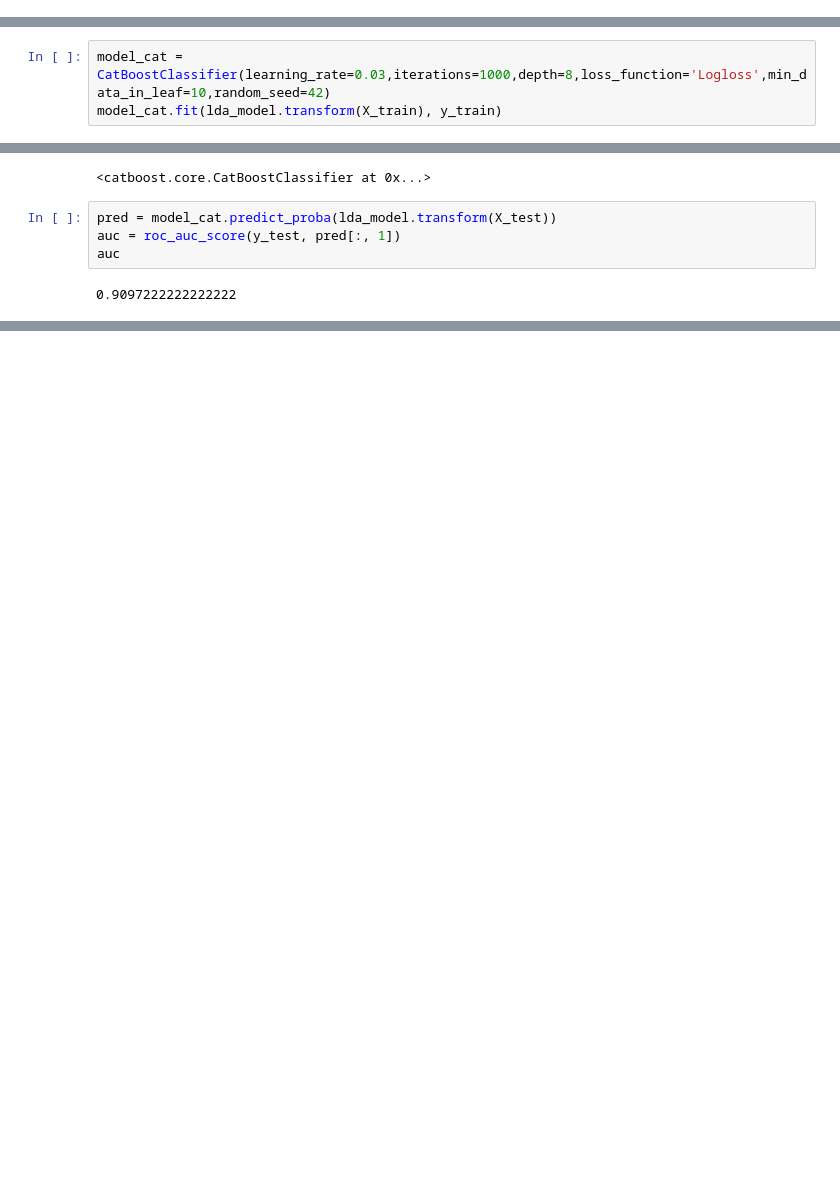
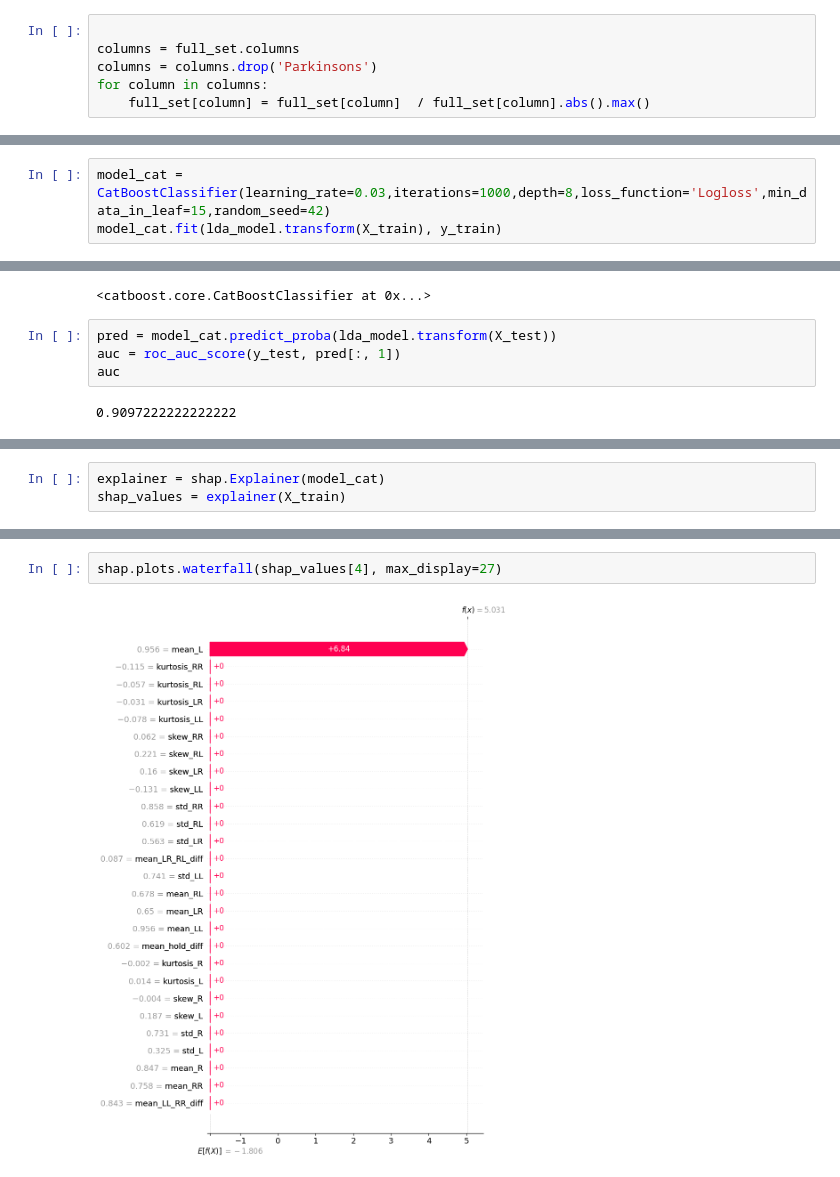
Before and after one commit to ongadut/DS_team2, a Jupyter notebook: Final_Project-Hristijan.ipynb, the cells around one changed output, grey strips where cells are left out. Saved outputs shown, nothing was run; the diff lists cells and outputs as text; blank space fills up the shorter version.

```diff
--- a/Final_Project-Hristijan.ipynb
+++ b/Final_Project-Hristijan.ipynb
@@ -207,6 +207,12 @@ full_set
 81 rows × 28 columns
 # %%
 full_set['Parkinsons'] = full_set['Parkinsons'].astype(int)
+# %%
+
+columns = full_set.columns
+columns = columns.drop('Parkinsons')
+for column in columns:
+    full_set[column] = full_set[column]  / full_set[column].abs().max()
 # %%
 from sklearn.model_selection import train_test_split
 # %%
@@ -374,6 +380,6 @@ auc
 # %%
 from catboost import CatBoostClassifier
 # %%
-model_cat = CatBoostClassifier(learning_rate=0.03,iterations=1000,depth=8,loss_function='Logloss',min_data_in_leaf=10,random_seed=42)
+model_cat = CatBoostClassifier(learning_rate=0.03,iterations=1000,depth=8,loss_function='Logloss',min_data_in_leaf=15,random_seed=42)
 model_cat.fit(lda_model.transform(X_train), y_train)
 # %% [output]
@@ -403,0 +412,3 @@ auc
+# %%
+explainer = shap.Explainer(model_cat)
+shap_values = explainer(X_train)
@@ -403,0 +432,4 @@ auc
+# %%
+shap.plots.waterfall(shap_values[4], max_display=27)
+# %% [output]
+[figure, added]
```
Also changed, not shown: parts of 13 cells of this notebook.
